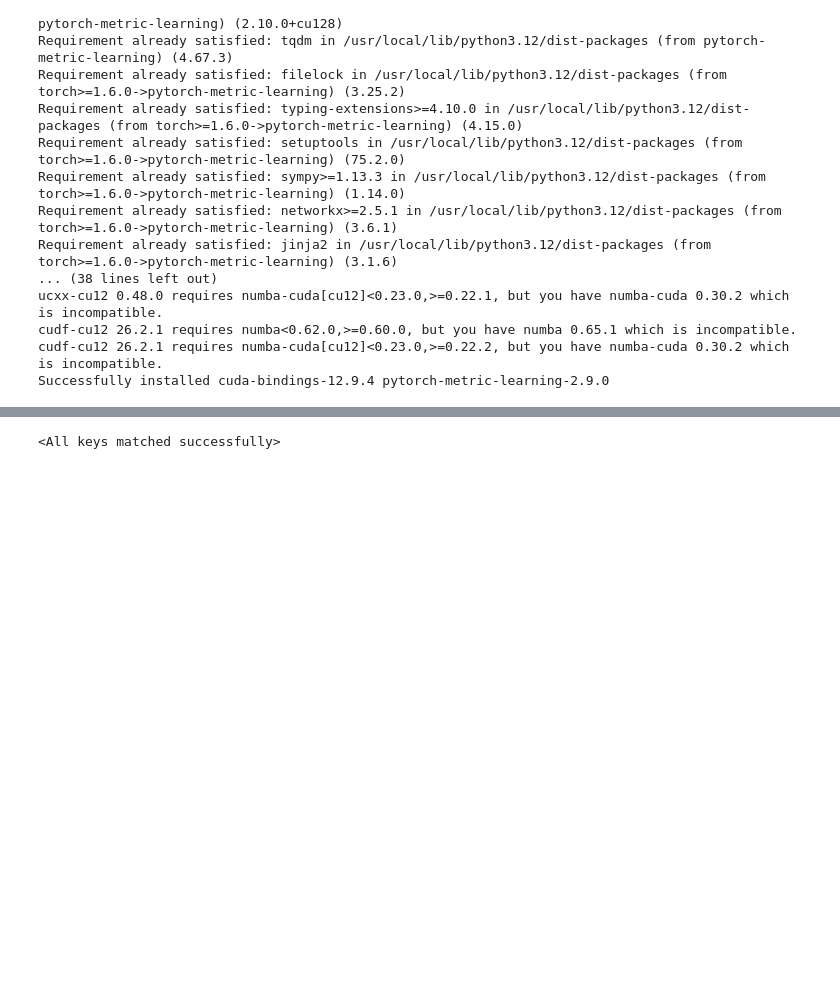
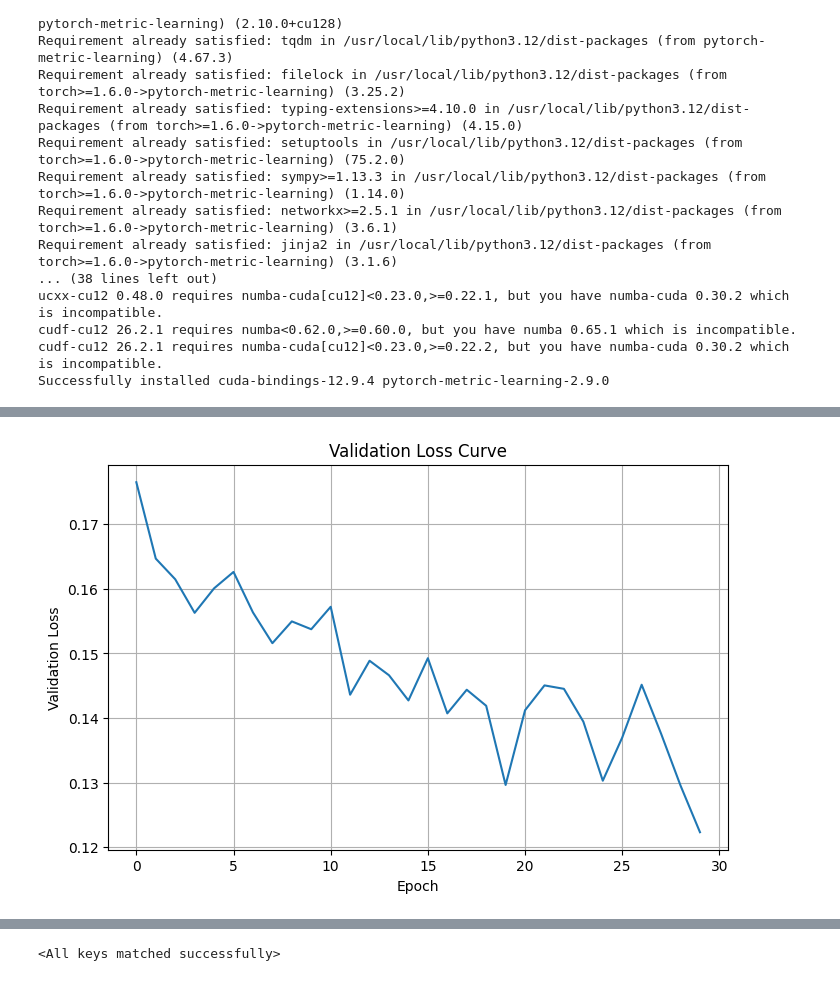
Before and after one commit to UltimateDH/Computer-Vision-Project-Sem-4, a Jupyter notebook: training.ipynb, the cells around one changed output, grey strips where cells are left out. Saved outputs shown, nothing was run; the diff lists cells and outputs as text; code cells hidden in the pictures; blank space fills up the shorter version.

```diff
--- a/training.ipynb
+++ b/training.ipynb
@@ -362,3 +398,20 @@ optimizer = torch.optim.Adam(
+# %%
+optimizer = torch.optim.AdamW(
+    filter(
+        lambda p: p.requires_grad,
+        model.parameters()
+    ),
+    lr=1e-4
+)
+
+scheduler = torch.optim.lr_scheduler.CosineAnnealingLR(
+    optimizer,
+    T_max=30
+)
+
+train_losses = []
+val_losses = []
+val_accuracies = []
 # %%
 from tqdm.auto import tqdm
 
@@ -500,0 +569,10 @@ Validation Accuracy: 0.7756
+# %%
+plt.figure(figsize=(8,5))
+plt.plot(val_losses)
+plt.xlabel("Epoch")
+plt.ylabel("Validation Loss")
+plt.title("Validation Loss Curve")
+plt.grid(True)
+plt.show()
+# %% [output]
+[figure, added]
```
Also changed, not shown: parts of 16 cells of this notebook.
